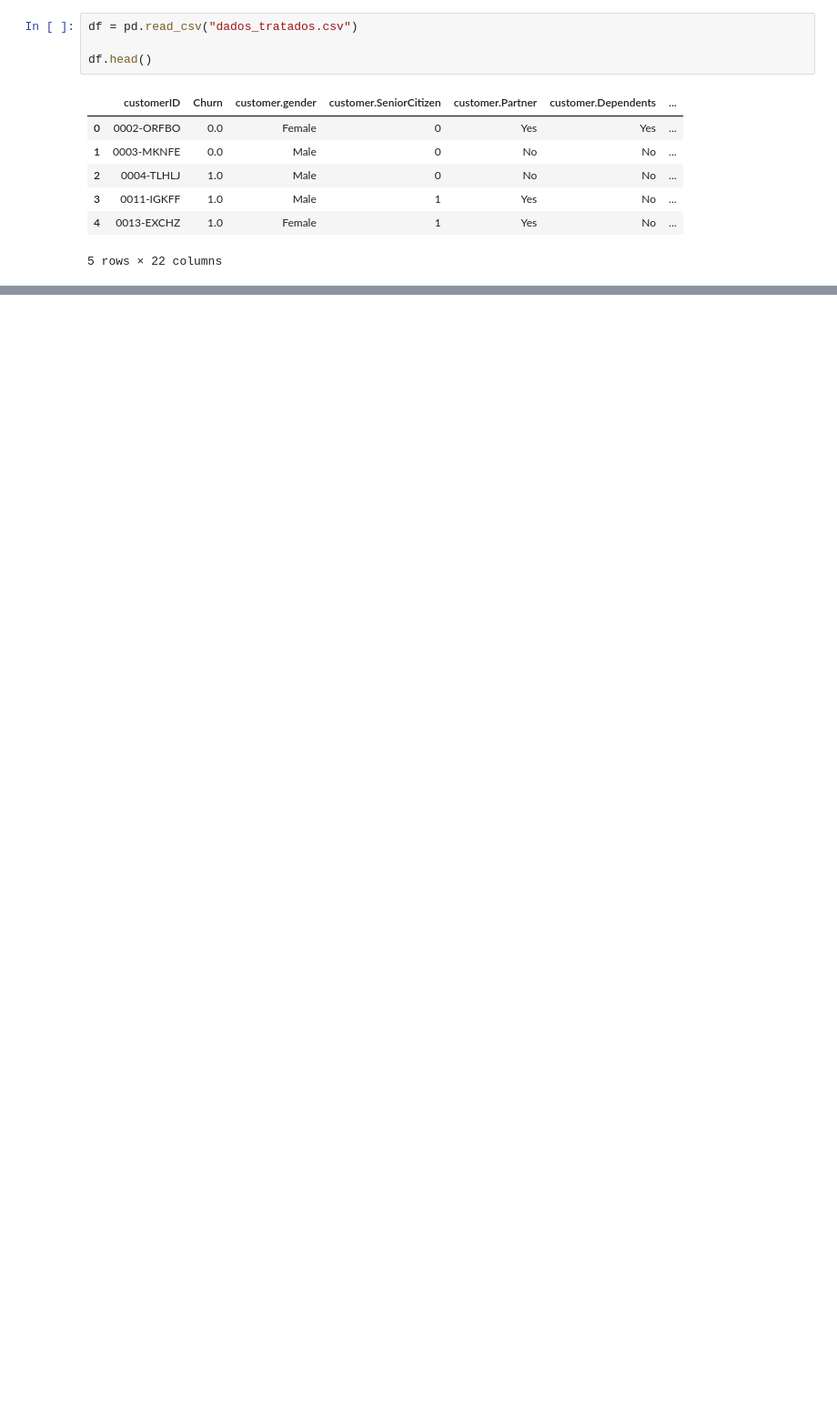
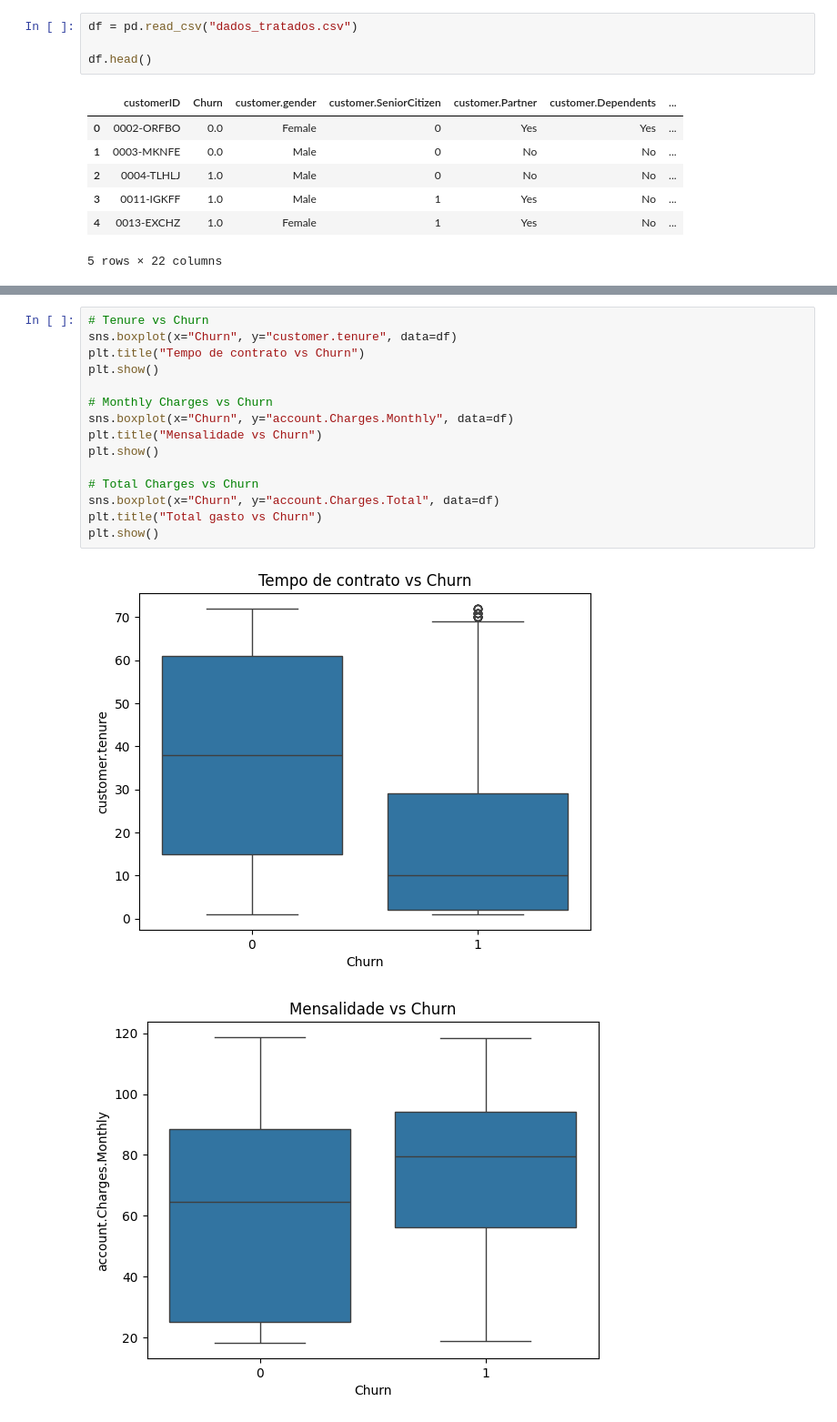
Before and after one commit to adnds/TelecomX_challenge2-data-science-Parte2, a Jupyter notebook: TelecomX_preditivos.ipynb, the cells around one changed output, grey strips where cells are left out. Shown at 91% size. Cells and saved outputs as stored; diff of their text form; blank space fills up the shorter version.

```diff
--- a/TelecomX_preditivos.ipynb
+++ b/TelecomX_preditivos.ipynb
@@ -670,0 +116,18 @@ As métricas de acurácia, precisão, recall e F1-score ajudam a identificar qua
+# %%
+# Tenure vs Churn
+sns.boxplot(x="Churn", y="customer.tenure", data=df)
+plt.title("Tempo de contrato vs Churn")
+plt.show()
+
+# Monthly Charges vs Churn
+sns.boxplot(x="Churn", y="account.Charges.Monthly", data=df)
+plt.title("Mensalidade vs Churn")
+plt.show()
+
+# Total Charges vs Churn
+sns.boxplot(x="Churn", y="account.Charges.Total", data=df)
+plt.title("Total gasto vs Churn")
+plt.show()
+# %% [output]
+[figure, added]
+[figure, added]
```
Also changed, not shown: parts of 79 cells of this notebook, 2 other files.
